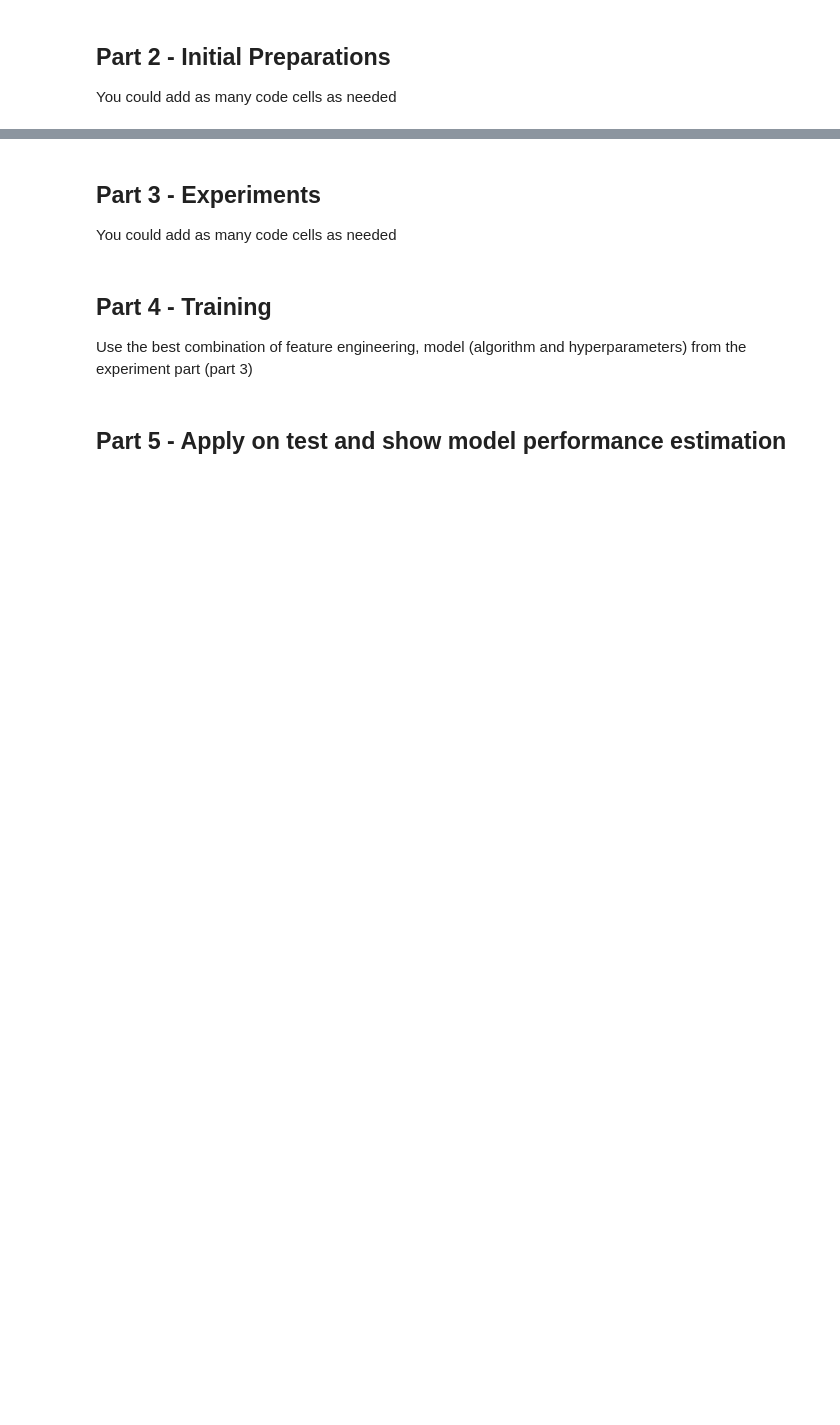
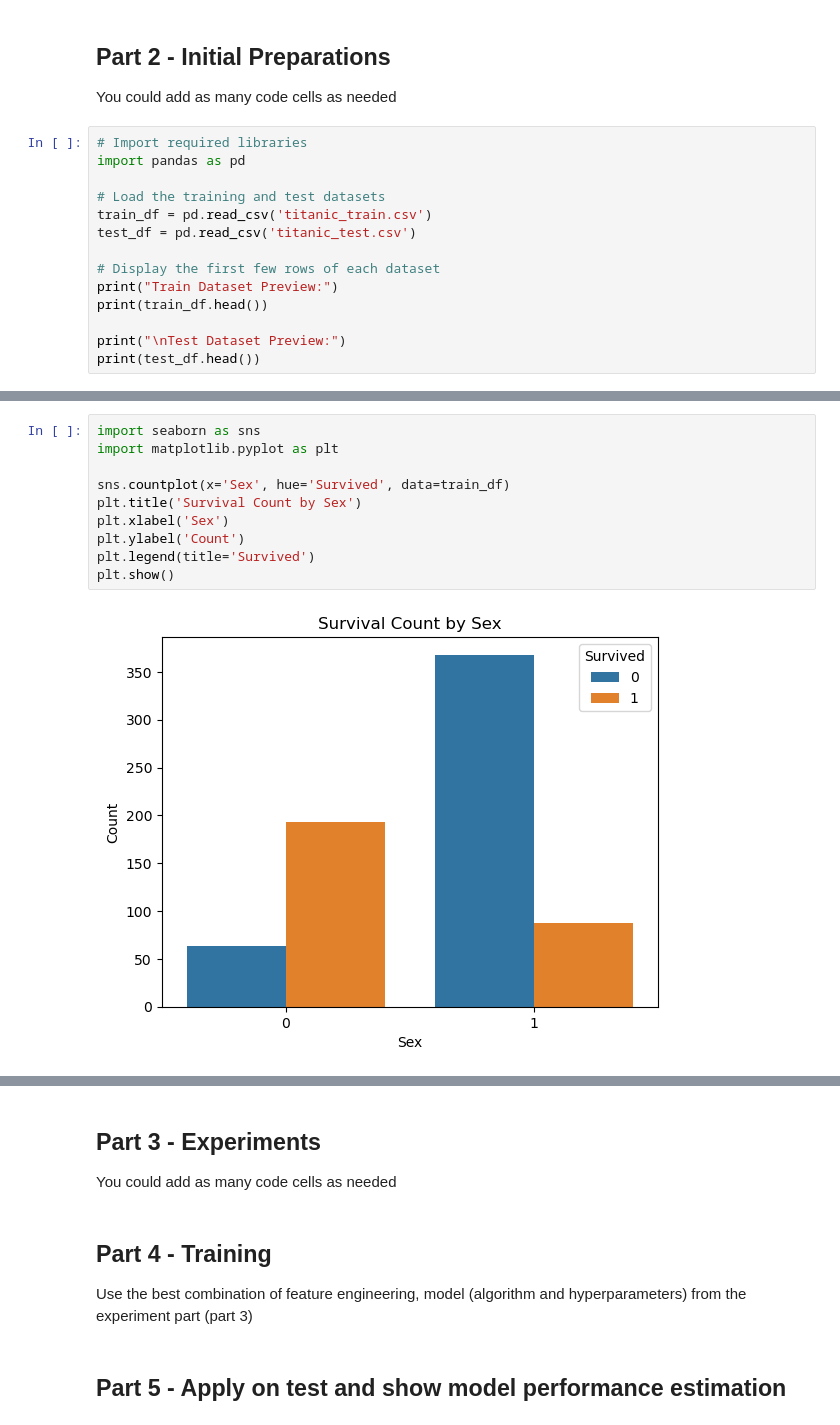
Before and after one commit to ShalevOzeri/machine-learning-task-2, a Jupyter notebook: Assignment2_supervised_learning_flow.ipynb, the cells around one changed output, grey strips where cells are left out. Saved outputs shown, nothing was run; the diff lists cells and outputs as text; blank space fills up the shorter version.

```diff
--- a/Assignment2_supervised_learning_flow.ipynb
+++ b/Assignment2_supervised_learning_flow.ipynb
@@ -57,3 +60,17 @@ Other assistanse:
 # %% [markdown]
 ## Part 2 - Initial Preparations
 You could add as many code cells as needed
+# %%
+# Import required libraries
+import pandas as pd
+
+# Load the training and test datasets
+train_df = pd.read_csv('titanic_train.csv')
+test_df = pd.read_csv('titanic_test.csv')
+
+# Display the first few rows of each dataset
+print("Train Dataset Preview:")
+print(train_df.head())
+
+print("\nTest Dataset Preview:")
+print(test_df.head())
@@ -59,0 +93,12 @@ You could add as many code cells as needed
+# %%
+import seaborn as sns
+import matplotlib.pyplot as plt
+
+sns.countplot(x='Sex', hue='Survived', data=train_df)
+plt.title('Survival Count by Sex')
+plt.xlabel('Sex')
+plt.ylabel('Count')
+plt.legend(title='Survived')
+plt.show()
+# %% [output]
+[figure, added]
```
Also changed, not shown: parts of 8 cells of this notebook.
